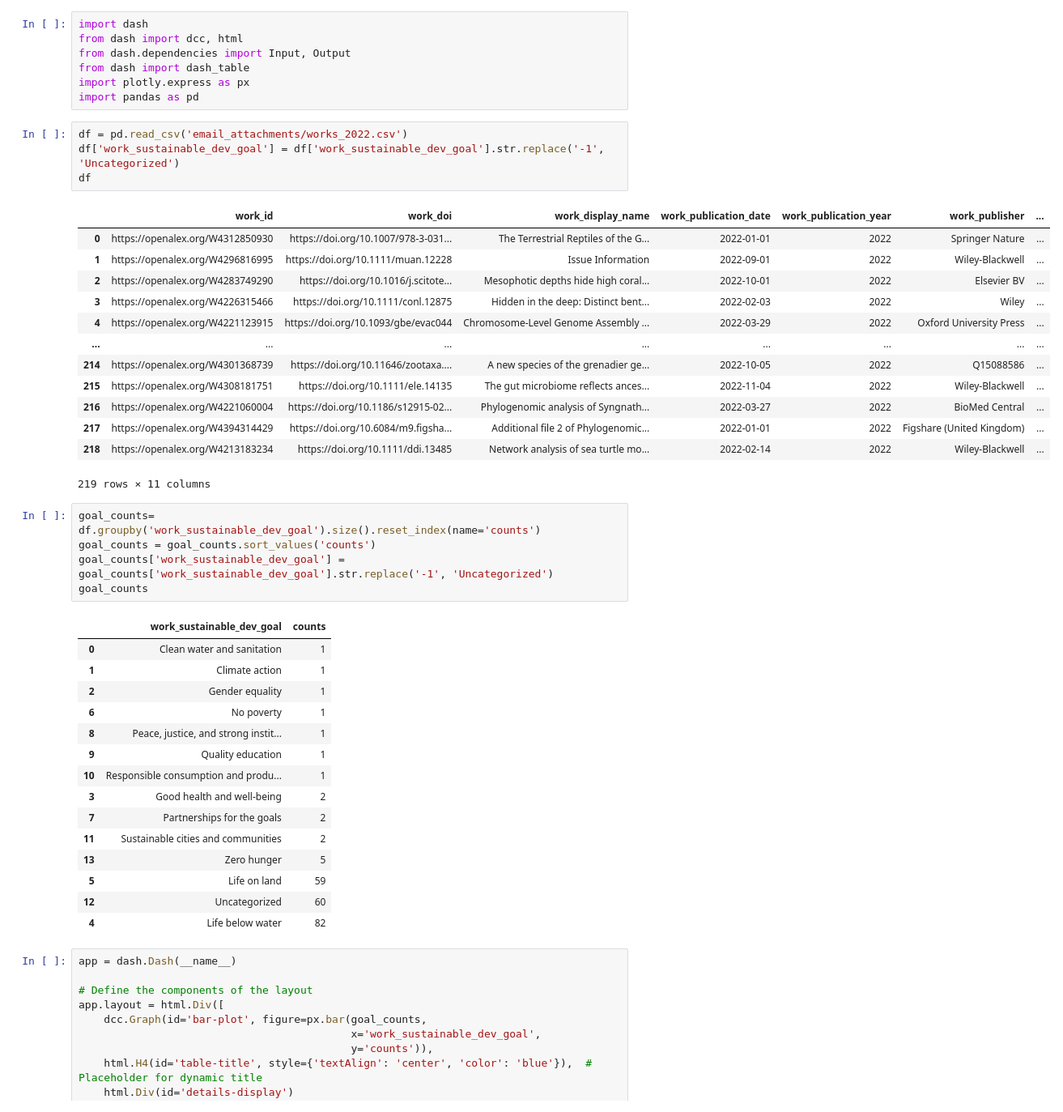
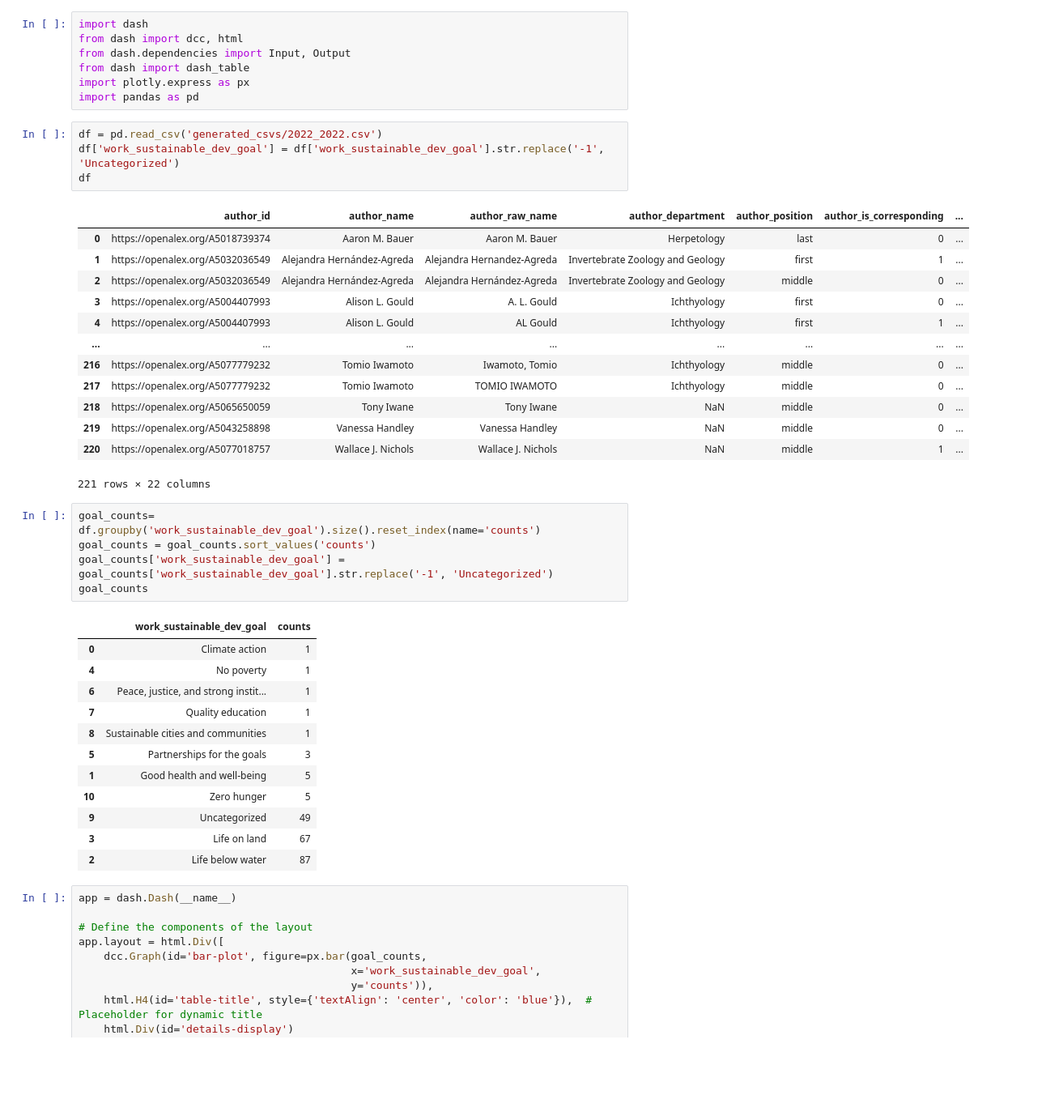
Before and after one commit to calacademy-research/publications_finder, a Jupyter notebook: dash_vis.ipynb, the cells around one changed output. Shown at 81% size. Cells and saved outputs as stored; diff of their text form; blank space fills up the shorter version.

```diff
--- a/dash_vis.ipynb
+++ b/dash_vis.ipynb
@@ -6,23 +6,23 @@ from dash import dash_table
 import plotly.express as px
 import pandas as pd
 # %%
-df = pd.read_csv('email_attachments/works_2022.csv')
+df = pd.read_csv('generated_csvs/2022_2022.csv')
 df['work_sustainable_dev_goal'] = df['work_sustainable_dev_goal'].str.replace('-1', 'Uncategorized')
 df
 # %% [output]
-|  | work_id | work_doi | work_display_name | work_publication_date | work_publication_year | work_publisher | ... |
-| 0 | https://openalex.org/W4312850930 | https://doi.org/10.1007/978-3-031... | The Terrestrial Reptiles of the G... | 2022-01-01 | 2022 | Springer Nature | ... |
-| 1 | https://openalex.org/W4296816995 | https://doi.org/10.1111/muan.12228 | Issue Information | 2022-09-01 | 2022 | Wiley-Blackwell | ... |
-| 2 | https://openalex.org/W4283749290 | https://doi.org/10.1016/j.scitote... | Mesophotic depths hide high coral... | 2022-10-01 | 2022 | Elsevier BV | ... |
-| 3 | https://openalex.org/W4226315466 | https://doi.org/10.1111/conl.12875 | Hidden in the deep: Distinct bent... | 2022-02-03 | 2022 | Wiley | ... |
-| 4 | https://openalex.org/W4221123915 | https://doi.org/10.1093/gbe/evac044 | Chromosome-Level Genome Assembly ... | 2022-03-29 | 2022 | Oxford University Press | ... |
+|  | author_id | author_name | author_raw_name | author_department | author_position | author_is_corresponding | ... |
+| 0 | https://openalex.org/A5018739374 | Aaron M. Bauer | Aaron M. Bauer | Herpetology | last | 0 | ... |
+| 1 | https://openalex.org/A5032036549 | Alejandra Hernández‐Agreda | Alejandra Hernandez‐Agreda | Invertebrate Zoology and Geology | first | 1 | ... |
+| 2 | https://openalex.org/A5032036549 | Alejandra Hernández‐Agreda | Alejandra Hernández-Agreda | Invertebrate Zoology and Geology | middle | 0 | ... |
+| 3 | https://openalex.org/A5004407993 | Alison L. Gould | A. L. Gould | Ichthyology | first | 0 | ... |
+| 4 | https://openalex.org/A5004407993 | Alison L. Gould | AL Gould | Ichthyology | first | 1 | ... |
 | ... | ... | ... | ... | ... | ... | ... | ... |
-| 214 | https://openalex.org/W4301368739 | https://doi.org/10.11646/zootaxa.... | A new species of the grenadier ge... | 2022-10-05 | 2022 | Q15088586 | ... |
-| 215 | https://openalex.org/W4308181751 | https://doi.org/10.1111/ele.14135 | The gut microbiome reflects ances... | 2022-11-04 | 2022 | Wiley-Blackwell | ... |
-| 216 | https://openalex.org/W4221060004 | https://doi.org/10.1186/s12915-02... | Phylogenomic analysis of Syngnath... | 2022-03-27 | 2022 | BioMed Central | ... |
-| 217 | https://openalex.org/W4394314429 | https://doi.org/10.6084/m9.figsha... | Additional file 2 of Phylogenomic... | 2022-01-01 | 2022 | Figshare (United Kingdom) | ... |
-| 218 | https://openalex.org/W4213183234 | https://doi.org/10.1111/ddi.13485 | Network analysis of sea turtle mo... | 2022-02-14 | 2022 | Wiley-Blackwell | ... |
+| 216 | https://openalex.org/A5077779232 | Tomio Iwamoto | Iwamoto, Tomio | Ichthyology | middle | 0 | ... |
+| 217 | https://openalex.org/A5077779232 | Tomio Iwamoto | TOMIO IWAMOTO | Ichthyology | middle | 0 | ... |
+| 218 | https://openalex.org/A5065650059 | Tony Iwane | Tony Iwane | NaN | middle | 0 | ... |
+| 219 | https://openalex.org/A5043258898 | Vanessa Handley | Vanessa Handley | NaN | middle | 0 | ... |
+| 220 | https://openalex.org/A5077018757 | Wallace J. Nichols | Wallace J. Nichols | NaN | middle | 1 | ... |
-219 rows × 11 columns
+221 rows × 22 columns
 # %%
 goal_counts= df.groupby('work_sustainable_dev_goal').size().reset_index(name='counts')
 goal_counts = goal_counts.sort_values('counts')
@@ -30,20 +30,17 @@ goal_counts['work_sustainable_dev_goal'] = goal_counts['work_sustainable_dev_goa
 goal_counts
 # %% [output]
 |  | work_sustainable_dev_goal | counts |
-| 0 | Clean water and sanitation | 1 |
-| 1 | Climate action | 1 |
-| 2 | Gender equality | 1 |
-| 6 | No poverty | 1 |
-| 8 | Peace, justice, and strong instit... | 1 |
-| 9 | Quality education | 1 |
-| 10 | Responsible consumption and produ... | 1 |
-| 3 | Good health and well-being | 2 |
-| 7 | Partnerships for the goals | 2 |
-| 11 | Sustainable cities and communities | 2 |
-| 13 | Zero hunger | 5 |
-| 5 | Life on land | 59 |
-| 12 | Uncategorized | 60 |
-| 4 | Life below water | 82 |
+| 0 | Climate action | 1 |
+| 4 | No poverty | 1 |
+| 6 | Peace, justice, and strong instit... | 1 |
+| 7 | Quality education | 1 |
+| 8 | Sustainable cities and communities | 1 |
+| 5 | Partnerships for the goals | 3 |
+| 1 | Good health and well-being | 5 |
+| 10 | Zero hunger | 5 |
+| 9 | Uncategorized | 49 |
+| 3 | Life on land | 67 |
+| 2 | Life below water | 87 |
 # %%
 app = dash.Dash(__name__)
 
```
